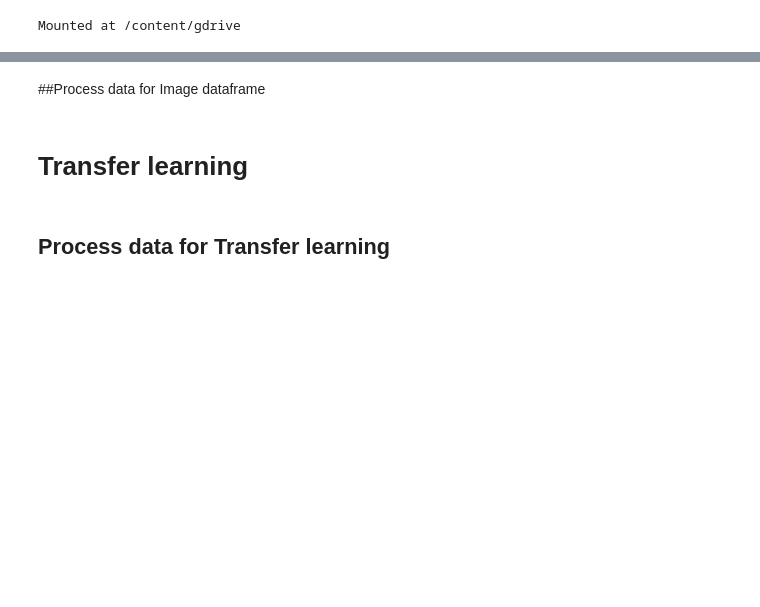
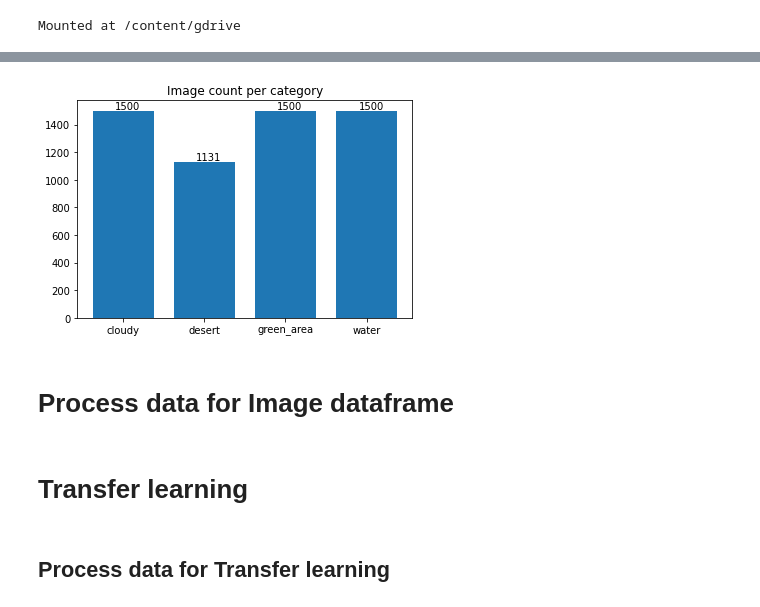
Before and after one commit to clyde2020/ML_Portfolio, a Jupyter notebook: Satellite_Image_Interpretation/Satellite.ipynb, the cells around one changed output, grey strips where cells are left out. Drawn from its saved outputs; the diff is of its cells as text; code cells hidden in the pictures; blank space fills up the shorter version.

```diff
--- a/Satellite_Image_Interpretation/Satellite.ipynb
+++ b/Satellite_Image_Interpretation/Satellite.ipynb
@@ -67,3 +71,21 @@ print(new_image.shape)
 (256, 256, 3)
+# %%
+samples = []
+for i in range(num_class):
+  source = '{}/{}'.format(source_folder, labels[i])
+  source_list_len = len(os.listdir(source))
+  samples.append(source_list_len)
+# %%
+fig, ax = plt.subplots()
+width = .75
+ax.bar(labels, samples, width)
+plt.title('Image count per category')
+
+for i in range(num_class):
+  plt.annotate(samples[i], (i - 0.1, samples[i] + 10))
+
+plt.show()
+# %% [output]
+[figure, added]
 # %% [markdown]
-##Process data for Image dataframe
+# Process data for Image dataframe
```
Also changed, not shown: parts of 22 cells of this notebook.
